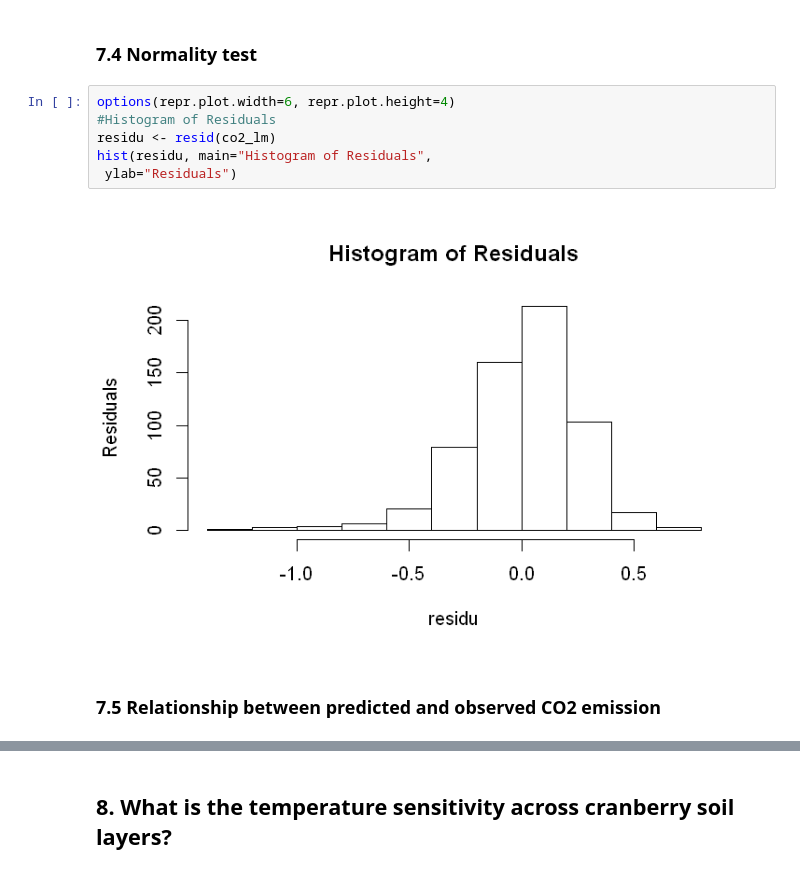
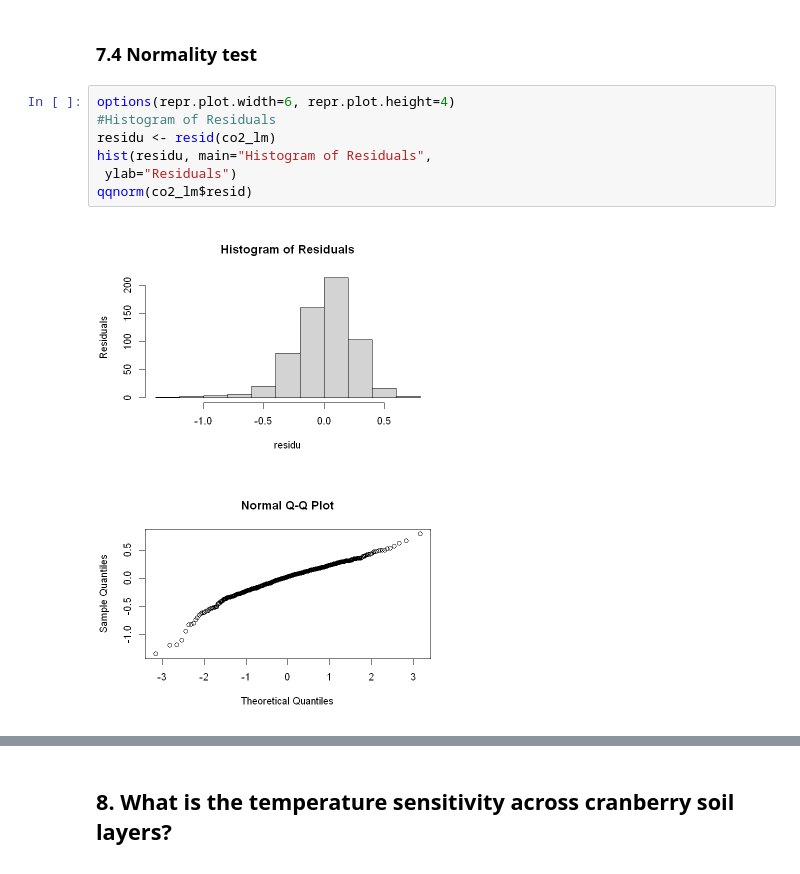
Before and after one commit to DosouYovoW/co2_Projet, a Jupyter notebook: stats co2.ipynb, the cells around one changed output, grey strips where cells are left out. Cells and saved outputs as stored; diff of their text form.

```diff
--- a/stats co2.ipynb
+++ b/stats co2.ipynb
@@ -254,10 +236,10 @@ ggsave("figures/CO2 emission.png", width = 8, height = 6, dpi = 600)# export plo
 # %%
 options(repr.plot.width=6, repr.plot.height=4)
 #Histogram of Residuals
 residu <- resid(co2_lm)
 hist(residu, main="Histogram of Residuals",
  ylab="Residuals")
+qqnorm(co2_lm$resid)
 # %% [output]
-[figure, old version]
+[figure, new version]
+[figure, added]
-# %% [markdown]
-### 7.5 Relationship between predicted and observed CO2 emission
```
Also changed, not shown: parts of 11 cells of this notebook, 2 other files.
